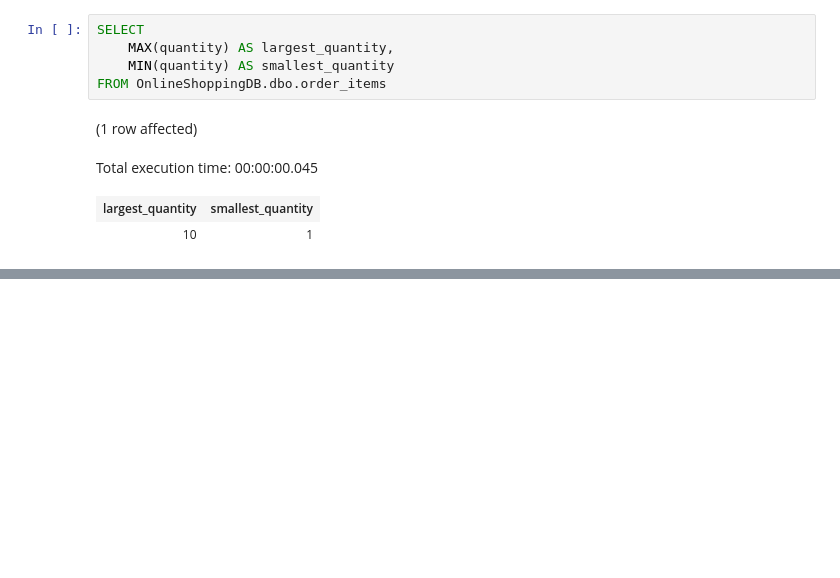
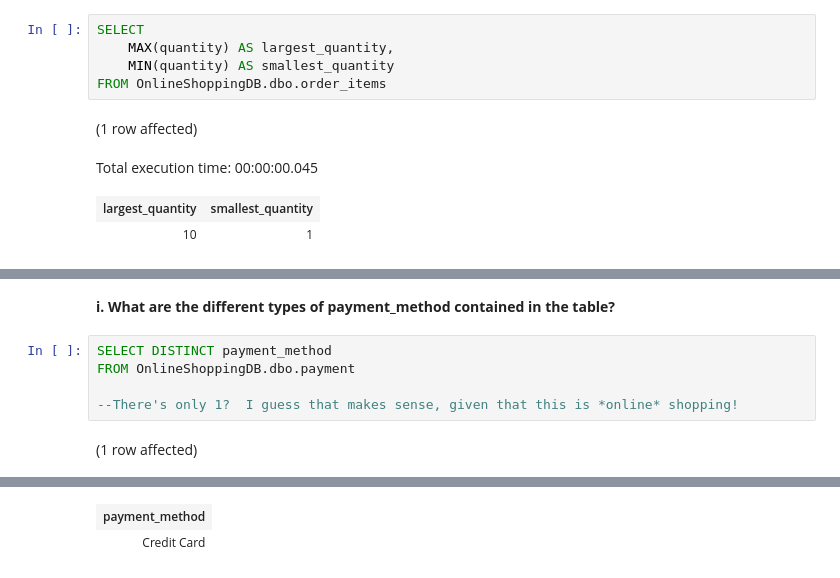
Before and after one commit to bradleytkay/post-launchcode-grad-work, a Jupyter notebook: OnlineShoppingDB.ipynb, the cells around one changed output, grey strips where cells are left out. Drawn from its saved outputs; the diff is of its cells as text; blank space fills up the shorter version.

```diff
--- a/OnlineShoppingDB.ipynb
+++ b/OnlineShoppingDB.ipynb
@@ -365,0 +376,9 @@ Total execution time: 00:00:00.045
+# %% [markdown]
+**i. What are the different types of payment\_method contained in the table?**
+# %%
+SELECT DISTINCT payment_method
+FROM OnlineShoppingDB.dbo.payment
+
+--There's only 1?  I guess that makes sense, given that this is *online* shopping!
+# %% [output]
+(1 row affected)
@@ -365,0 +386,2 @@ Total execution time: 00:00:00.045
+| payment_method |
+| Credit Card |
```
Also changed, not shown: parts of 5 cells of this notebook.
